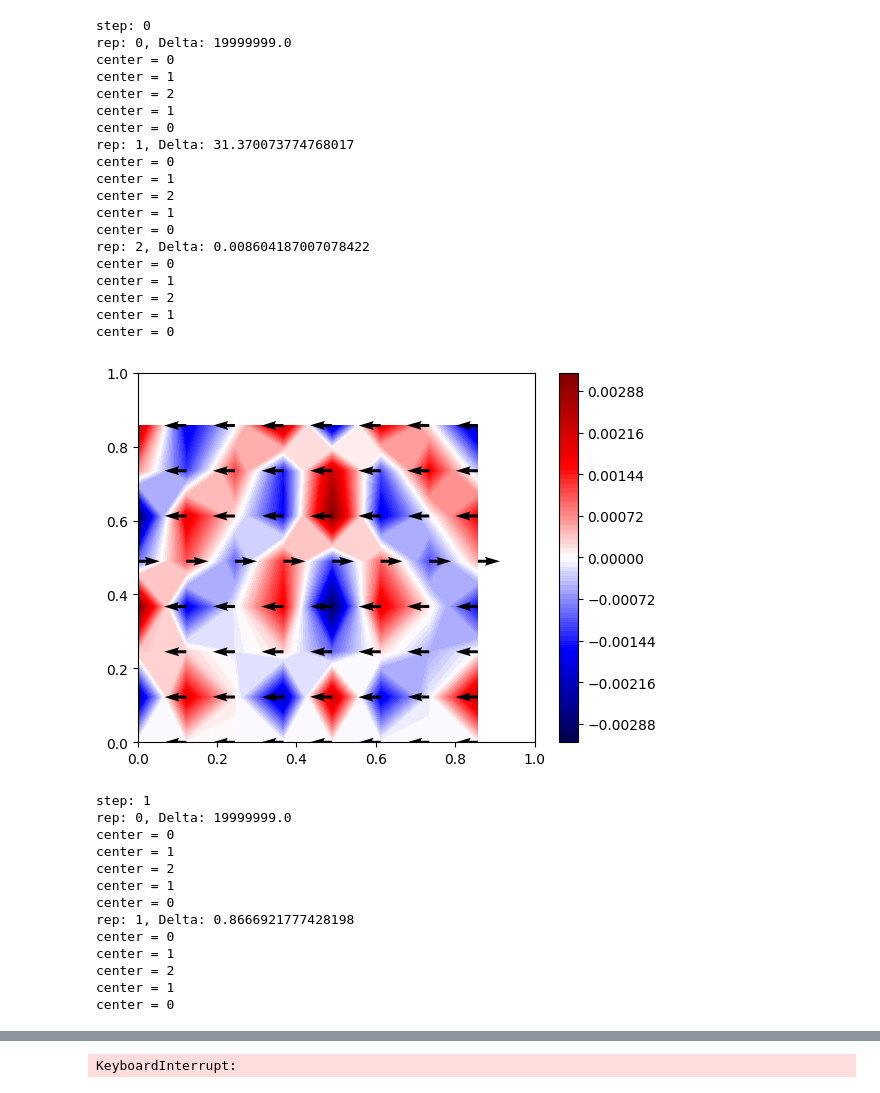
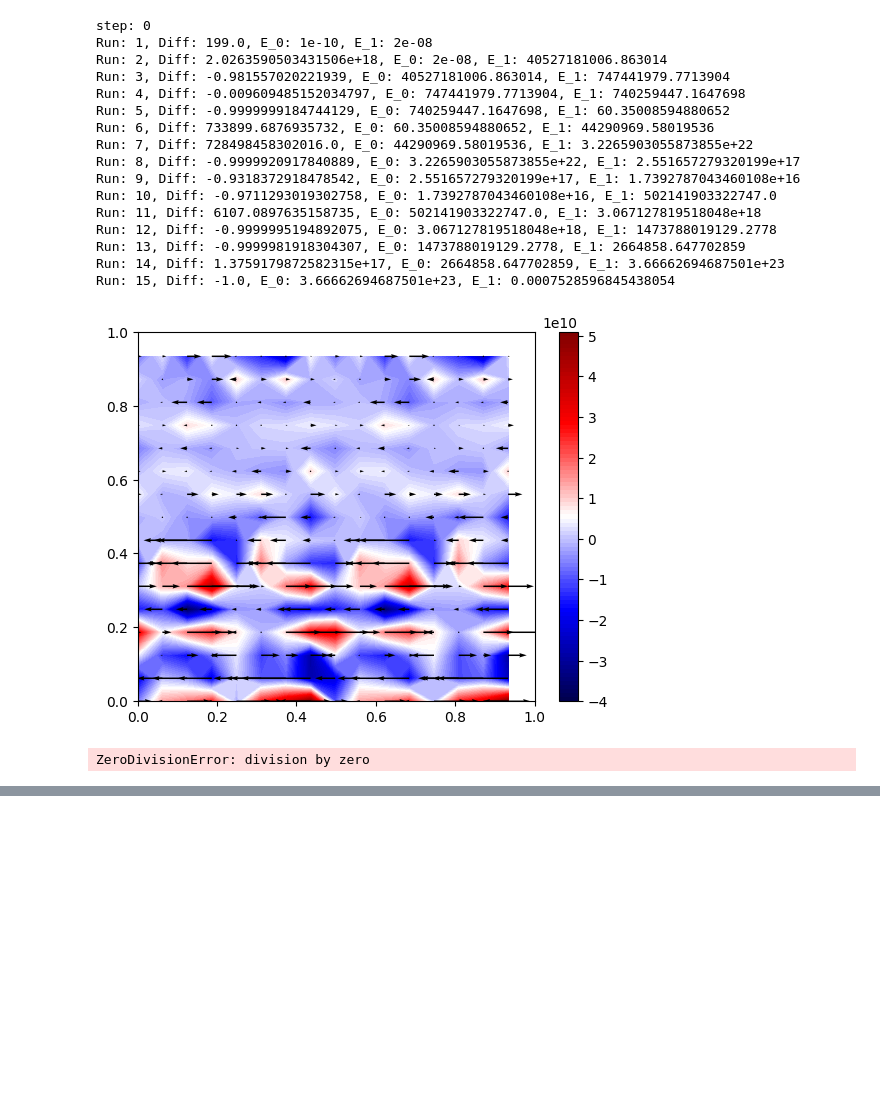
Before and after one commit to leolettuce/QIFS, a Jupyter notebook: 2D_TDJ/MPS_simulation.ipynb, the cells around one changed output, grey strips where cells are left out. Cells and saved outputs as stored; diff of their text form; code cells hidden in the pictures; blank space fills up the shorter version.

```diff
--- a/2D_TDJ/MPS_simulation.ipynb
+++ b/2D_TDJ/MPS_simulation.ipynb
@@ -1046,0 +1219,15 @@ def get_linear_system(U, V, a_x_MPS, a_y_MPS, b_x_MPS, b_y_MPS, center, dt, Re,
+# %%
+def extract_tensor(tn, i):
+    if i == 0:
+        tensor = tn[0].copy()
+        tensor.new_ind('dummy', 1, 0)
+    elif i == tn.L-1:
+        tensor = tn[-1].copy()
+        tensor.new_ind('dummy', 1, 1)
+    else:
+        tensor = tn[i].copy()
+
+    return tensor
+# %%
+def copy_mps(MPS):
+    return qu.tensor.MatrixProductState(MPS.arrays)
@@ -1182,11 +1630,11 @@ def build2DExampleMPS(n_bits, L, chi, T): # flexible creation of initial MPS
     return MPS_U_quimb, MPS_V_quimb, MPS_U, MPS_V
 # %%
 # Create field
-n_bits = 3
+n_bits = 4
 n = n_bits
 N = 2**n_bits
 L = 1
-chi = N
+chi = 16
 
 # Initial conditions
 y_min = 0.4
@@ -1197,47 +1645,32 @@ epsilon = 1e-3
 
 # Set timesteps
 dt = 0.1*2**-(n_bits-1)
-T = 10
+T = 0.1
 
 # Set penalty factor for breach of incompressibility condition
 dx = 2**-n_bits-1
-lam = dx**2 * 10**4
+mu = dx**2 * 10**4
 Re = 200*1e3
 # %%
-U_init, V_init, U_init_, V_init_ = build2DExampleMPS(n_bits, L, chi, T)
+U_init, V_init, _, __ = build2DExampleMPS(n_bits, L, chi, T)
 # %%
-U_test, V_test = time_evolution(U_init, V_init, dt, T, Re, lam, epsilon)
+U_test, V_test = time_evolution(U_init, V_init, chi, dt, T, Re, mu)
 # %% [output]
 step: 0
-rep: 0, Delta: 19999999.0
-center = 0
-center = 1
-center = 2
-center = 1
-center = 0
-rep: 1, Delta: 31.370073774768017
-center = 0
-center = 1
-center = 2
-center = 1
-center = 0
-rep: 2, Delta: 0.008604187007078422
-center = 0
-center = 1
-center = 2
-center = 1
-center = 0
+Run: 1, Diff: 199.0, E_0: 1e-10, E_1: 2e-08
+Run: 2, Diff: 2.0263590503431506e+18, E_0: 2e-08, E_1: 40527181006.863014
+Run: 3, Diff: -0.981557020221939, E_0: 40527181006.863014, E_1: 747441979.7713904
+Run: 4, Diff: -0.009609485152034797, E_0: 747441979.7713904, E_1: 740259447.1647698
+Run: 5, Diff: -0.9999999184744129, E_0: 740259447.1647698, E_1: 60.35008594880652
+Run: 6, Diff: 733899.6876935732, E_0: 60.35008594880652, E_1: 44290969.58019536
+Run: 7, Diff: 728498458302016.0, E_0: 44290969.58019536, E_1: 3.2265903055873855e+22
+Run: 8, Diff: -0.9999920917840889, E_0: 3.2265903055873855e+22, E_1: 2.551657279320199e+17
+Run: 9, Diff: -0.9318372918478542, E_0: 2.551657279320199e+17, E_1: 1.7392787043460108e+16
+Run: 10, Diff: -0.9711293019302758, E_0: 1.7392787043460108e+16, E_1: 502141903322747.0
+Run: 11, Diff: 6107.0897635158735, E_0: 502141903322747.0, E_1: 3.067127819518048e+18
+Run: 12, Diff: -0.9999995194892075, E_0: 3.067127819518048e+18, E_1: 1473788019129.2778
+Run: 13, Diff: -0.9999981918304307, E_0: 1473788019129.2778, E_1: 2664858.647702859
+Run: 14, Diff: 1.3759179872582315e+17, E_0: 2664858.647702859, E_1: 3.66662694687501e+23
+Run: 15, Diff: -1.0, E_0: 3.66662694687501e+23, E_1: 0.0007528596845438054
-[figure, old version]
+[figure, new version]
-step: 1
-rep: 0, Delta: 19999999.0
-center = 0
-center = 1
-center = 2
-center = 1
-center = 0
-rep: 1, Delta: 0.8666921777428198
-center = 0
-center = 1
-center = 2
-center = 1
-center = 0
+ZeroDivisionError: division by zero
@@ -1300,4 +1677,3 @@ center = 1
-KeyboardInterrupt:
 # %%
 plot(U_init, V_init, full=True)
 # %% [output]
```
Also changed, not shown: parts of 28 cells of this notebook, 1 other file.
